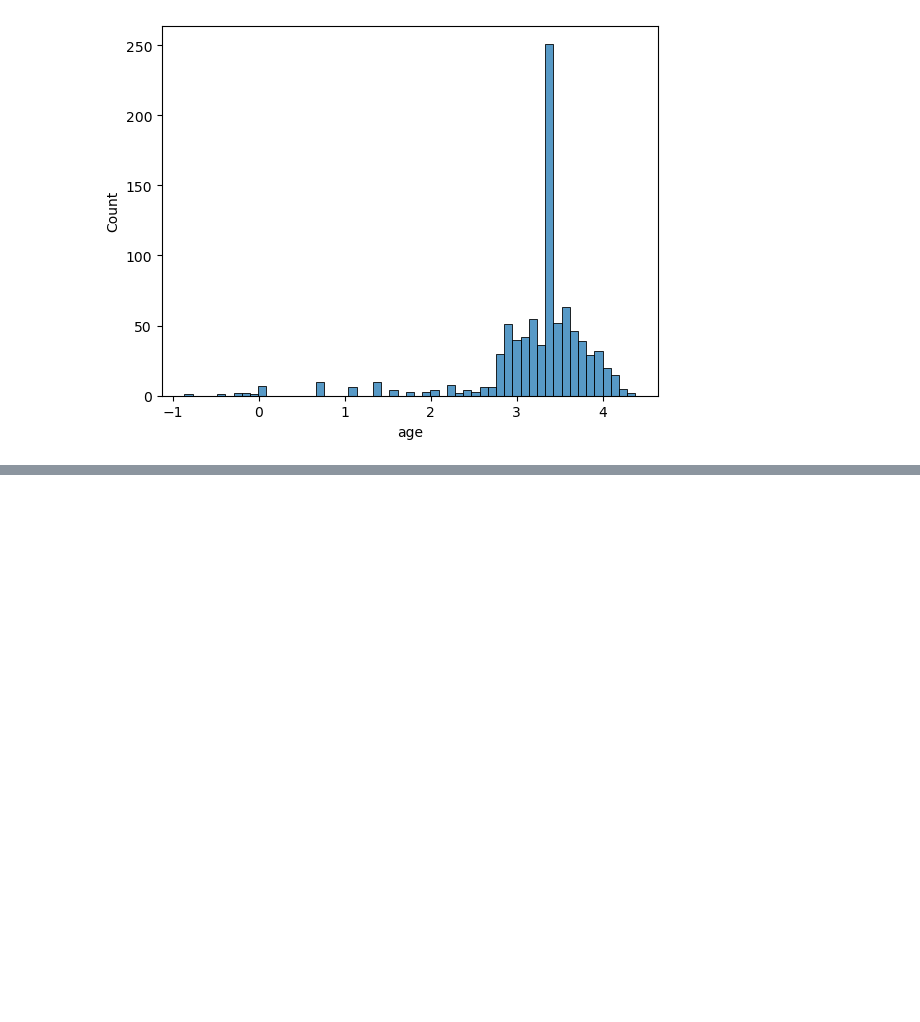
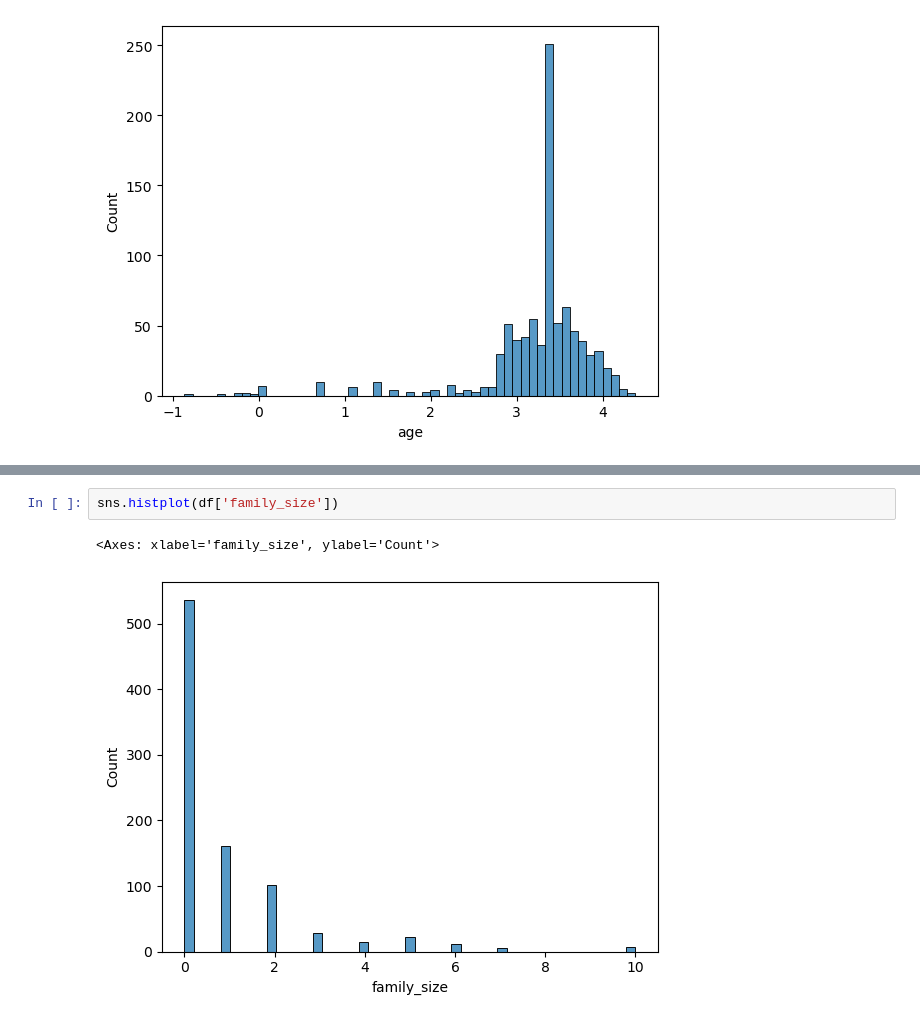
Before and after one commit to Afzalfaizi/python-ka-chilla, a Jupyter notebook: Data Wrangling/data_wrangling_technics.ipynb, the cells around one changed output, grey strips where cells are left out. Saved outputs shown, nothing was run; the diff lists cells and outputs as text; blank space fills up the shorter version.

```diff
--- a/Data Wrangling/data_wrangling_technics.ipynb
+++ b/Data Wrangling/data_wrangling_technics.ipynb
@@ -298,0 +343,5 @@ sns.histplot(kashti['age'])
+# %%
+sns.histplot(df['family_size'])
+# %% [output]
+<Axes: xlabel='family_size', ylabel='Count'>
+[figure, added]
```
Also changed, not shown: parts of 11 cells of this notebook, 2 other files.
